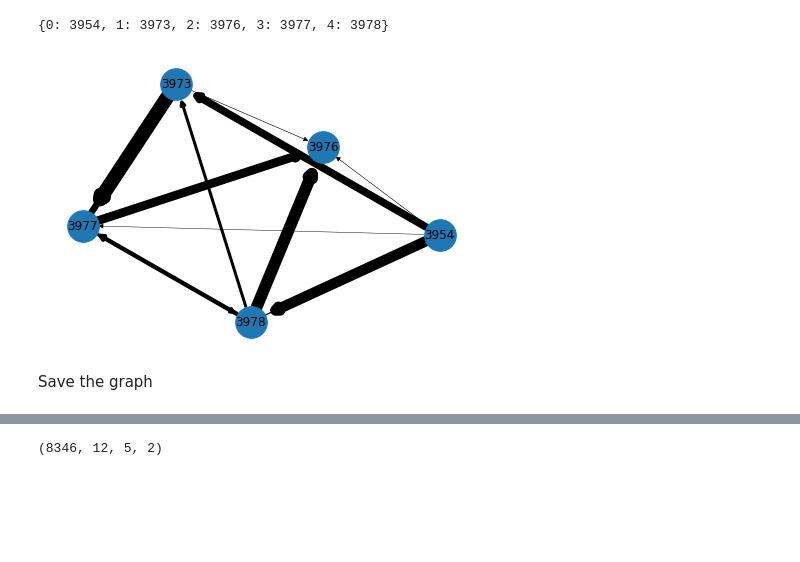
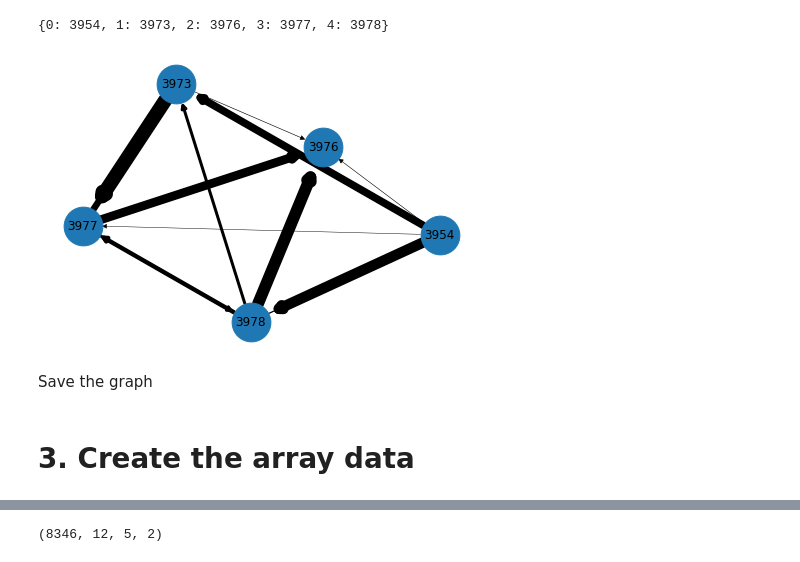
Before and after one commit to elena-sg/madrid-traffic, a Jupyter notebook: notebooks/create_graph.ipynb, the cells around one changed output, grey strips where cells are left out. Drawn from its saved outputs; the diff is of its cells as text; code cells hidden in the pictures; blank space fills up the shorter version.

```diff
--- a/notebooks/create_graph.ipynb
+++ b/notebooks/create_graph.ipynb
@@ -208,17 +208,19 @@ labels_dict
 # %%
 import networkx as nx
 nx_G = graph.to_networkx()
 # Kamada-Kawaii layout usually looks pretty for arbitrary graphs
 pos = nx.kamada_kawai_layout(nx_G)
-nx.draw(nx_G, pos, with_labels=True, labels=labels_dict, width=graph.edata["weight"].numpy()*30, node_size=1000)
+nx.draw(nx_G, pos, with_labels=True, labels=labels_dict, width=graph.edata["weight"].numpy()*30, node_size=1500)
 #labels = nx.get_edge_attributes(nx_G,'weight')
 #nx.draw_networkx_edge_labels(nx_G,pos,edge_labels=labels)
 # %% [output]
-[figure, old version]
+[figure, new version]
 # %% [markdown]
 Save the graph
 # %%
 dgl.save_graphs(f"{data_path}/05-graph-data/{dataset_id:03d}-dataset/graph.bin", [graph])
+# %% [markdown]
+# 3. Create the array data
 # %%
 data = {}
 
```
Also changed, not shown: parts of 5 cells of this notebook, 4 other files.
